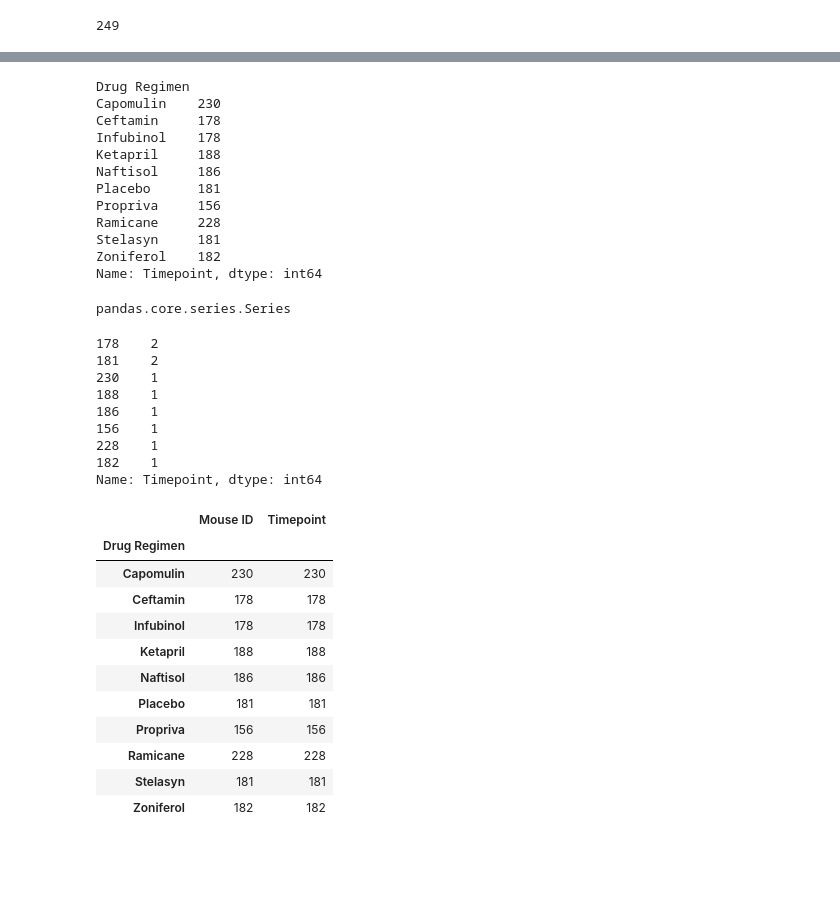
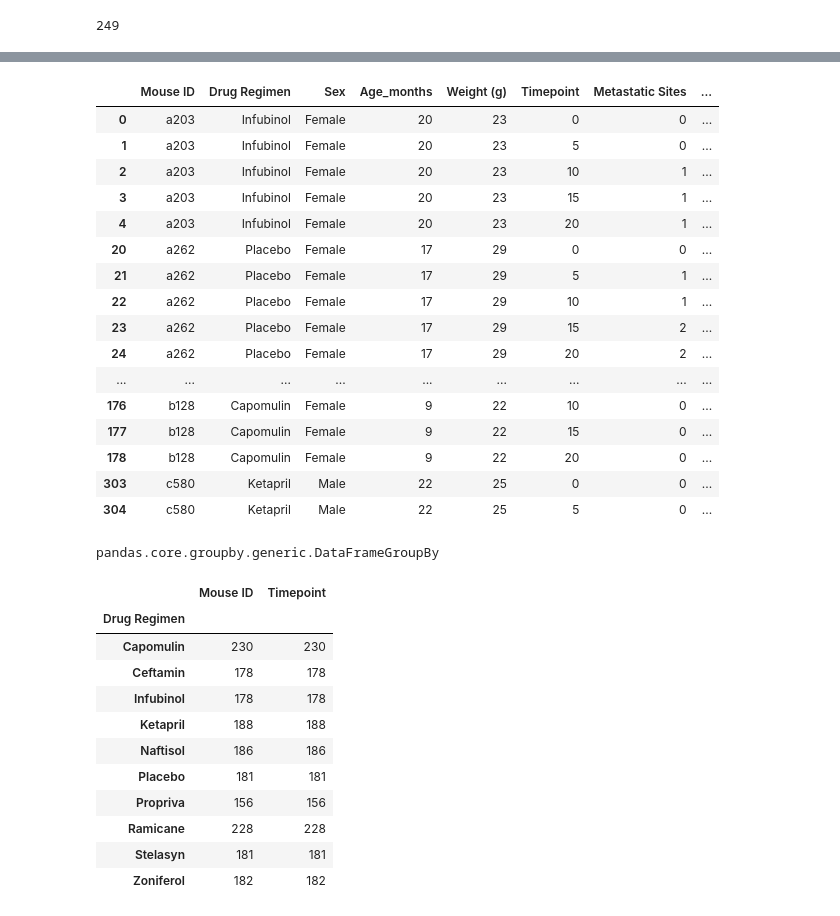
Before and after one commit to bsdutton/Matplotlib-challenge, a Jupyter notebook: Pymaceuticals/pymaceuticals-working.ipynb, the cells around one changed output, grey strips where cells are left out. Saved outputs shown, nothing was run; the diff lists cells and outputs as text; code cells hidden in the pictures; blank space fills up the shorter version.

```diff
--- a/Pymaceuticals/pymaceuticals-working.ipynb
+++ b/Pymaceuticals/pymaceuticals-working.ipynb
@@ -609,32 +665,25 @@ Name: Timepoint, Length: 100, dtype: int64
 # %%
-dmt_sum = mouse_unique.groupby(["Drug Regimen"])["Mouse ID" and "Timepoint"].count()
-dmt_sum
+dmt_sum = mouse_unique.groupby("Drug Regimen")
+dmt_sum.head()
 # %% [output]
-Drug Regimen
-Capomulin    230
-Ceftamin     178
-Infubinol    178
-Ketapril     188
-Naftisol     186
-Placebo      181
-Propriva     156
-Ramicane     228
-Stelasyn     181
-Zoniferol    182
-Name: Timepoint, dtype: int64
+|  | Mouse ID | Drug Regimen | Sex | Age_months | Weight (g) | Timepoint | Metastatic Sites | ... |
+| 0 | a203 | Infubinol | Female | 20 | 23 | 0 | 0 | ... |
+| 1 | a203 | Infubinol | Female | 20 | 23 | 5 | 0 | ... |
+| 2 | a203 | Infubinol | Female | 20 | 23 | 10 | 1 | ... |
+| 3 | a203 | Infubinol | Female | 20 | 23 | 15 | 1 | ... |
+| 4 | a203 | Infubinol | Female | 20 | 23 | 20 | 1 | ... |
+| 20 | a262 | Placebo | Female | 17 | 29 | 0 | 0 | ... |
+| 21 | a262 | Placebo | Female | 17 | 29 | 5 | 1 | ... |
+| 22 | a262 | Placebo | Female | 17 | 29 | 10 | 1 | ... |
+| 23 | a262 | Placebo | Female | 17 | 29 | 15 | 2 | ... |
+| 24 | a262 | Placebo | Female | 17 | 29 | 20 | 2 | ... |
+| ... | ... | ... | ... | ... | ... | ... | ... | ... |
+| 176 | b128 | Capomulin | Female | 9 | 22 | 10 | 0 | ... |
+| 177 | b128 | Capomulin | Female | 9 | 22 | 15 | 0 | ... |
+| 178 | b128 | Capomulin | Female | 9 | 22 | 20 | 0 | ... |
+| 303 | c580 | Ketapril | Male | 22 | 25 | 0 | 0 | ... |
+| 304 | c580 | Ketapril | Male | 22 | 25 | 5 | 0 | ... |
 # %%
 type(dmt_sum)
 # %% [output]
-pandas.core.series.Series
+pandas.core.groupby.generic.DataFrameGroupBy
-# %%
-dmt_sum.value_counts()
-# %% [output]
-178    2
-181    2
-230    1
-188    1
-186    1
-156    1
-228    1
-182    1
-Name: Timepoint, dtype: int64
```
Also changed, not shown: parts of 23 cells of this notebook, 4 other files.
